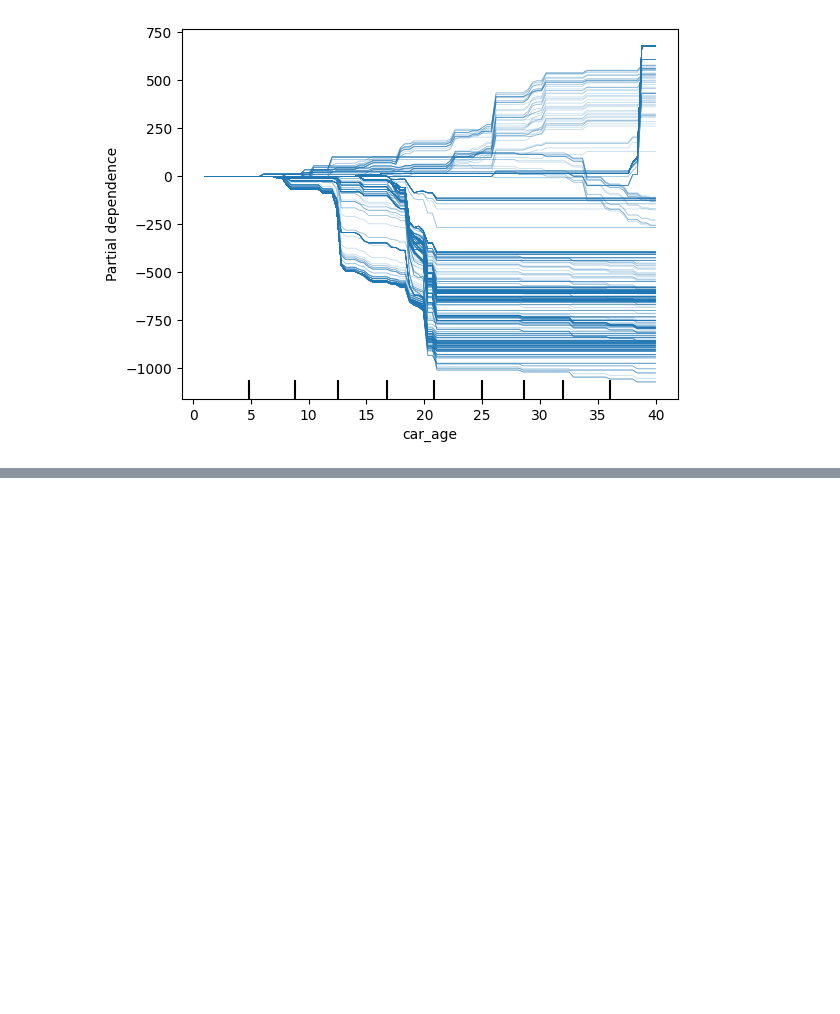
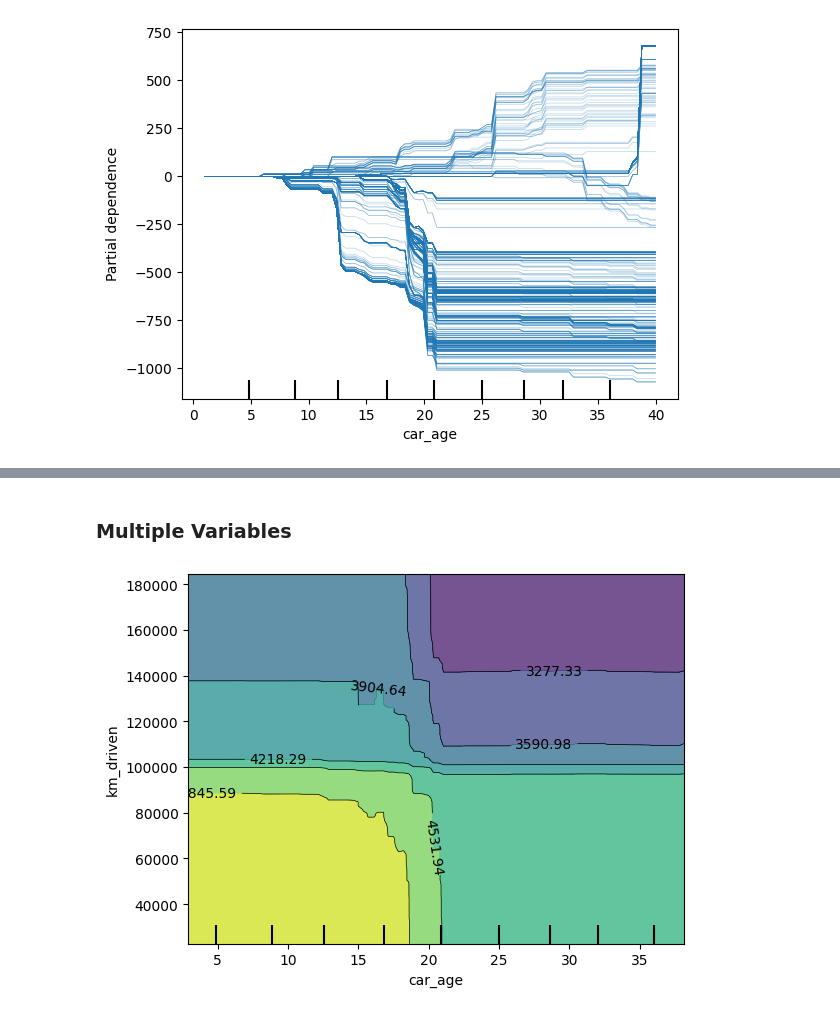
Before and after one commit to hAI-FA001/Explainable-AI-XAI, a Jupyter notebook: PDP/pdp.ipynb, the cells around one changed output, grey strips where cells are left out. Saved outputs shown, nothing was run; the diff lists cells and outputs as text; code cells hidden in the pictures; blank space fills up the shorter version.

Commit message:
PDP for 2 variables

```diff
--- a/PDP/pdp.ipynb
+++ b/PDP/pdp.ipynb
@@ -77,0 +80,8 @@ plt.show()
+# %% [markdown]
+### Multiple Variables
+# %%
+features = [('car_age', 'km_driven')]
+PartialDependenceDisplay.from_estimator(model, X, features)
+plt.show()
+# %% [output]
+[figure, added]
```
Also changed, not shown: parts of 1 cell of this notebook.
